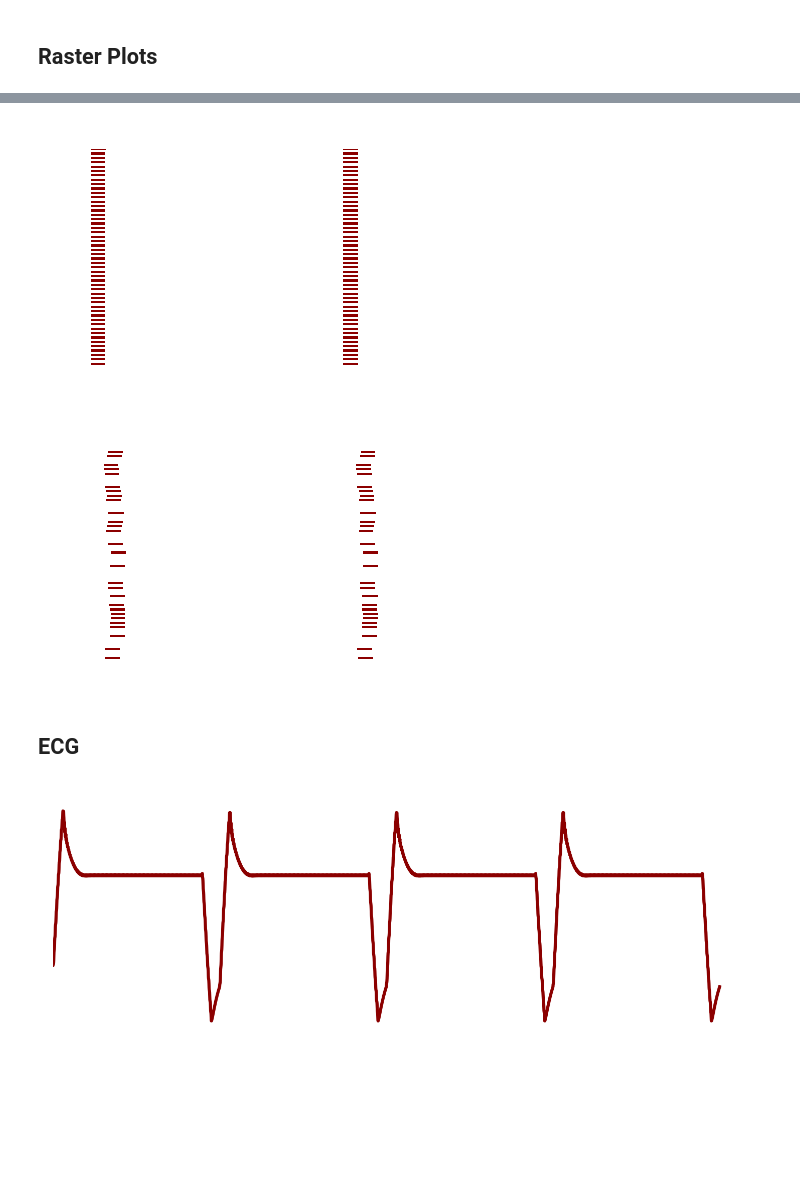
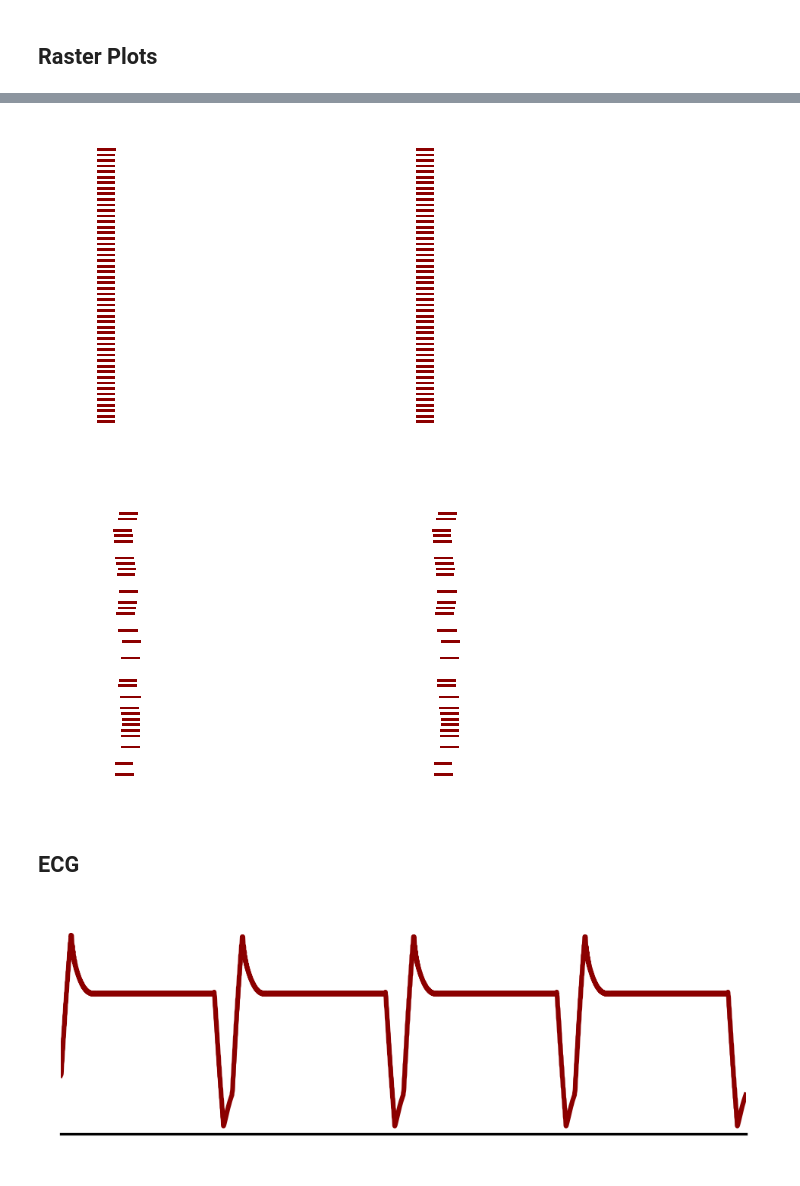
Before and after one commit to Priesemann-Group/perspective_heart_and_brain, a Jupyter notebook: notebooks_figures_paper/FHN_2D_diffusion_toyheart.ipynb, the cells around one changed output, grey strips where cells are left out. Saved outputs shown, nothing was run; the diff lists cells and outputs as text; code cells hidden in the pictures; blank space fills up the shorter version.

```diff
--- a/notebooks_figures_paper/FHN_2D_diffusion_toyheart.ipynb
+++ b/notebooks_figures_paper/FHN_2D_diffusion_toyheart.ipynb
@@ -267,11 +266,13 @@ colors = [(0, 0, 0, 0),
 cmap = ListedColormap(colors)
 
 width_mm = 36
-aspect_ratio = 6 / 4  # wanted aspect ratio
-height_mm = width_mm / aspect_ratio
+##aspect_ratio = 6 / 4  # wanted aspect ratio
+#height_mm = width_mm / aspect_ratio
+height_mm =24
 
 # Plot the data
 plt.figure(figsize=(mm_to_inches(width_mm), mm_to_inches(height_mm)), facecolor='none', dpi=300)
+plt.subplots_adjust(left=0.01, right=0.99, top=0.99, bottom=0.01)
 
 plt.imshow(data_health_with_blanks, cmap=cmap, interpolation='none',  aspect='auto', rasterized=True)
 plt.xticks([])
@@ -283,5 +284,5 @@ plt.gca().spines['right'].set_visible(False)
 plt.gca().spines['bottom'].set_visible(False)
 plt.gca().spines['left'].set_visible(False)
 
-plt.savefig('heart_raster_row_healthy.pdf', **savefig_args)
+plt.savefig('FHN_2D_diffusion_toyeheart_p=0_raster_row.pdf', **savefig_args)
 # %% [output]
@@ -327,6 +330,7 @@ for i in range(N1):
 
 # Plot the data
 plt.figure(figsize=(mm_to_inches(width_mm), mm_to_inches(height_mm)), facecolor='none', dpi=300)
+plt.subplots_adjust(left=0.01, right=0.99, top=0.99, bottom=0.01)
 plt.imshow(data_health_with_blanks, cmap=cmap, interpolation='none', aspect='auto', rasterized=True)
 plt.xticks([])
 plt.yticks([])
@@ -338,11 +342,12 @@ plt.gca().spines['bottom'].set_visible(False)
 plt.gca().spines['left'].set_visible(False)
 
 
-plt.savefig('heart_raster_column_healthy.pdf', **savefig_args)
+plt.savefig('FHN_2D_diffusion_toyheart_p=0_raster_column.pdf', **savefig_args)
 # %% [output]
-[figure, old version]
+[figure, new version]
 # %%
 plt.figure(figsize=(mm_to_inches(width_mm), mm_to_inches(height_mm)), facecolor='none', dpi=300)
+plt.subplots_adjust(left=0.01, right=0.99, top=0.99, bottom=0.01)
 plt.imshow(data_arr_with_blanks, cmap=cmap, interpolation='none', aspect='auto', rasterized=True)
 plt.xticks([])
 plt.yticks([])
@@ -353,29 +358,31 @@ plt.gca().spines['right'].set_visible(False)
 plt.gca().spines['bottom'].set_visible(False)
 plt.gca().spines['left'].set_visible(False)
 
-plt.savefig('heart_raster_column_arrhthmia.pdf', **savefig_args)
+plt.savefig('FHN_2D_diffusion_toyheart_p=45_raster_column.pdf', **savefig_args)
 plt.show()
 # %% [output]
-[figure, old version]
+[figure, new version]
 # %% [markdown]
 ## ECG
 # %%
-fig, ax = plt.subplots( figsize=(6, 2), facecolor='none', dpi=300)
+width_mm = 78
+fig, ax = plt.subplots( figsize=(mm_to_inches(width_mm),mm_to_inches(height_mm)), facecolor='none', dpi=300)
+plt.subplots_adjust(left=0.01, right=0.99, top=0.99, bottom=0.01)
 u_sol_health=u_sol_health.reshape(N_y*N_x,-1)
 #get the ECG
 ECG=u_sol_health[ :, :].sum(axis=0)/10000
 ax.plot(ECG, color='darkred', rasterized=True)
 
 #ax.set_xticks([0,2,4,6,8])
 #ax.set_yticks([-0.9, 0,2])
 ax.set_yticks([])
 ax.set_xticks([])
 ax.set_ylim(-0.09,0.24)
-ax.set_xlim(0)
+ax.set_xlim(0,5200)
 ax.spines['left'].set_visible(False)
-ax.spines['bottom'].set_visible(False)
+##ax.spines['bottom'].set_visible(False)
 ax.spines['right'].set_visible(False)
 ax.spines['top'].set_visible(False)
-fig.savefig('heart_ECG_p=0.pdf', **savefig_args)
+fig.savefig('FHN_2D_diffusion_toyheart_p=0_collective_signal.pdf', **savefig_args)
 # %% [output]
-[figure, old version]
+[figure, new version]
```
Also changed, not shown: parts of 4 cells of this notebook, 5 other files.
